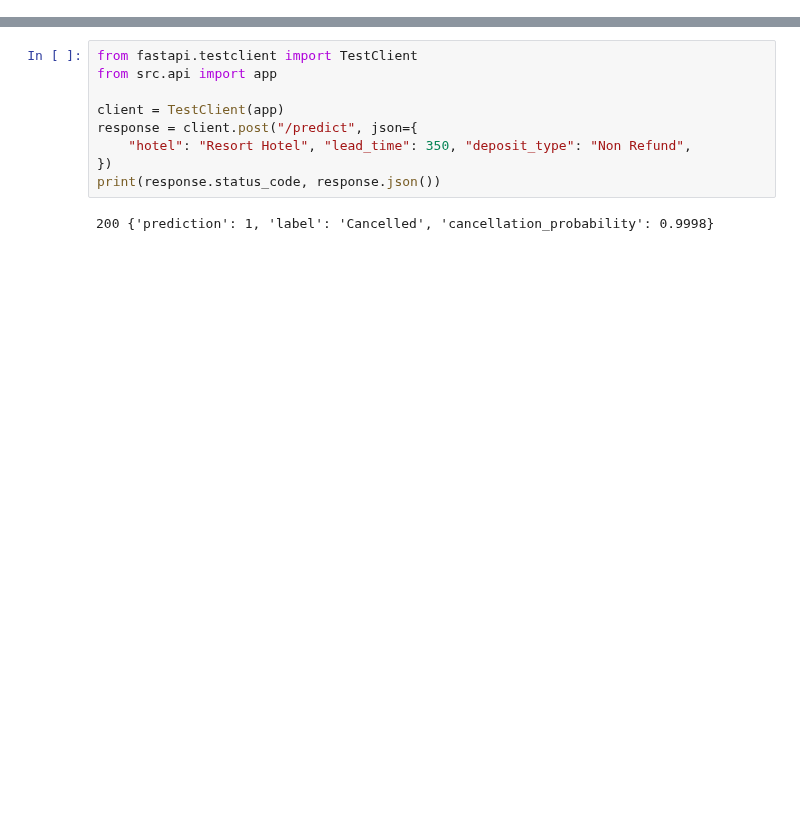
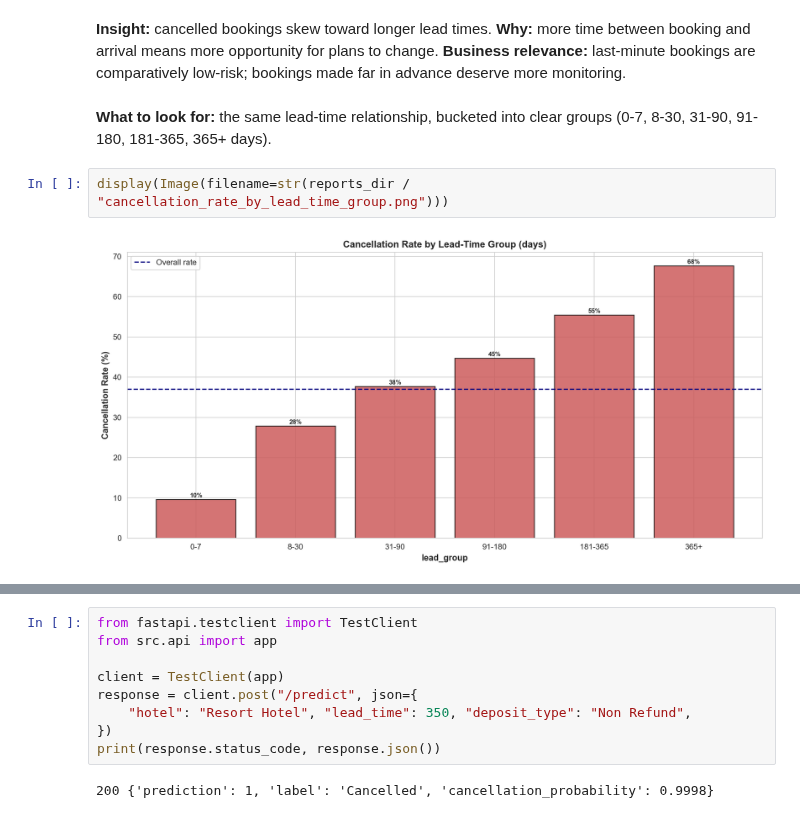
Before and after one commit to ArjunMakadia20/hotel_booking_and_concierge_copilot, a Jupyter notebook: notebooks/hotel_booking_and_concierge_copilot_eda.ipynb, the cells around one changed output, grey strips where cells are left out. Saved outputs shown, nothing was run; the diff lists cells and outputs as text; blank space fills up the shorter version.

```diff
--- a/notebooks/hotel_booking_and_concierge_copilot_eda.ipynb
+++ b/notebooks/hotel_booking_and_concierge_copilot_eda.ipynb
@@ -308,0 +237,8 @@ Demonstrated in-process below with FastAPI's `TestClient` (no server needed to r
+# %% [markdown]
+**Insight:** cancelled bookings skew toward longer lead times. **Why:** more time between booking and arrival means more opportunity for plans to change. **Business relevance:** last-minute bookings are comparatively low-risk; bookings made far in advance deserve more monitoring.
+# %% [markdown]
+**What to look for:** the same lead-time relationship, bucketed into clear groups (0-7, 8-30, 31-90, 91-180, 181-365, 365+ days).
+# %%
+display(Image(filename=str(reports_dir / "cancellation_rate_by_lead_time_group.png")))
+# %% [output]
+[figure, added]
```
Also changed, not shown: parts of 118 cells of this notebook, 2 other files.
